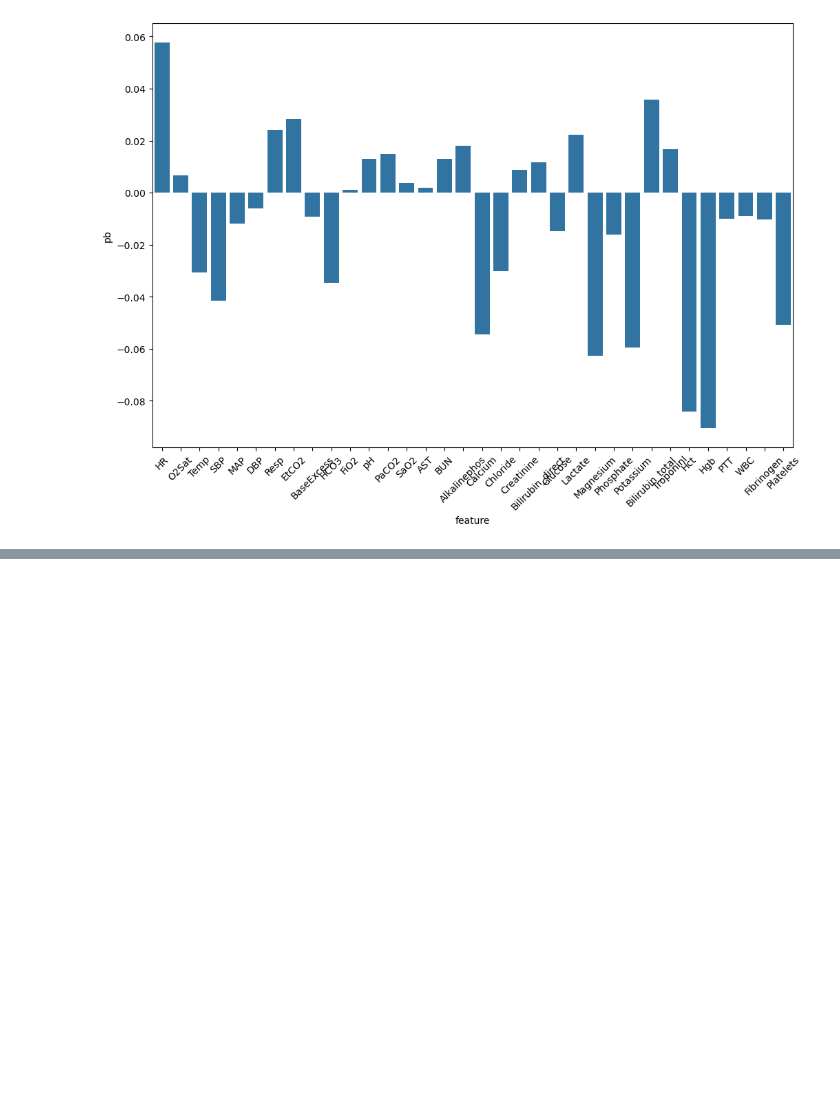
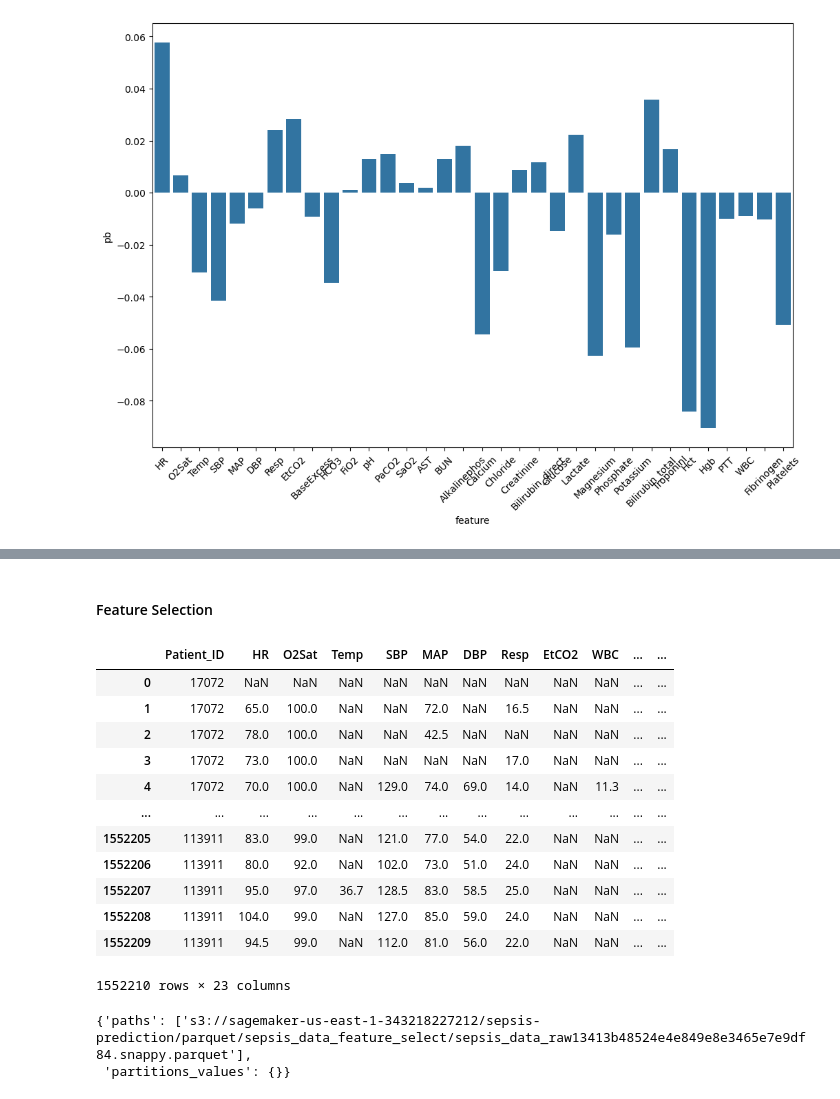
Before and after one commit to t4ai/early-sepsis-prediction, a Jupyter notebook: 2 - Feature Selection and Data Cleansing.ipynb, the cells around one changed output, grey strips where cells are left out. Cells and saved outputs as stored; diff of their text form; code cells hidden in the pictures; blank space fills up the shorter version.

```diff
--- a/2 - Feature Selection and Data Cleansing.ipynb
+++ b/2 - Feature Selection and Data Cleansing.ipynb
@@ -184,0 +227,39 @@ The Point-biserial correlation coefficient (PBC) provides a correlation factor b
+# %% [markdown]
+#### Feature Selection
+# %%
+# capture chosen features for each
+clinical_feature_cols = ['Patient_ID', 'HR', 'O2Sat', 'Temp', 'SBP', 'MAP', 'DBP', 'Resp', 'EtCO2']
+lab_feature_cols = ['WBC', 'Platelets', 'Creatinine', 'Glucose', 'Lactate', 'Hct', 'BUN', 'Potassium', 'Magnesium', 'Calcium']
+demographic_feature_cols = ['Age', 'Gender', 'HospAdmTime', 'ICULOS']
+selected_feature_cols = clinical_feature_cols + lab_feature_cols + demographic_feature_cols
+# %%
+# create feature selected dataset
+sepsis_selected_df = sepsis_df[selected_feature_cols]
+sepsis_selected_df
+# %% [output]
+|  | Patient_ID | HR | O2Sat | Temp | SBP | MAP | DBP | Resp | EtCO2 | WBC | ... | ... |
+| 0 | 17072 | NaN | NaN | NaN | NaN | NaN | NaN | NaN | NaN | NaN | ... | ... |
+| 1 | 17072 | 65.0 | 100.0 | NaN | NaN | 72.0 | NaN | 16.5 | NaN | NaN | ... | ... |
+| 2 | 17072 | 78.0 | 100.0 | NaN | NaN | 42.5 | NaN | NaN | NaN | NaN | ... | ... |
+| 3 | 17072 | 73.0 | 100.0 | NaN | NaN | NaN | NaN | 17.0 | NaN | NaN | ... | ... |
+| 4 | 17072 | 70.0 | 100.0 | NaN | 129.0 | 74.0 | 69.0 | 14.0 | NaN | 11.3 | ... | ... |
+| ... | ... | ... | ... | ... | ... | ... | ... | ... | ... | ... | ... | ... |
+| 1552205 | 113911 | 83.0 | 99.0 | NaN | 121.0 | 77.0 | 54.0 | 22.0 | NaN | NaN | ... | ... |
+| 1552206 | 113911 | 80.0 | 92.0 | NaN | 102.0 | 73.0 | 51.0 | 24.0 | NaN | NaN | ... | ... |
+| 1552207 | 113911 | 95.0 | 97.0 | 36.7 | 128.5 | 83.0 | 58.5 | 25.0 | NaN | NaN | ... | ... |
+| 1552208 | 113911 | 104.0 | 99.0 | NaN | 127.0 | 85.0 | 59.0 | 24.0 | NaN | NaN | ... | ... |
+| 1552209 | 113911 | 94.5 | 99.0 | NaN | 112.0 | 81.0 | 56.0 | 22.0 | NaN | NaN | ... | ... |
+1552210 rows × 23 columns
+# %%
+# write our feature selected patient data to parquet for use with Athena/Glue
+wr.s3.to_parquet(
+    sepsis_selected_df,
+    path=f"{s3_datalake_path_parquet}/sepsis_data_feature_select",
+    dataset=True,
+    database=database_name,
+    table="sepsis_data_feature_select",
+    filename_prefix="sepsis_data_raw"
+)
+# %% [output]
+{'paths': ['s3://sagemaker-us-east-1-343218227212/sepsis-prediction/parquet/sepsis_data_feature_select/sepsis_data_raw13413b48524e4e849e8e3465e7e9df84.snappy.parquet'],
+ 'partitions_values': {}}
```
Also changed, not shown: parts of 19 cells of this notebook, 1 other file.
